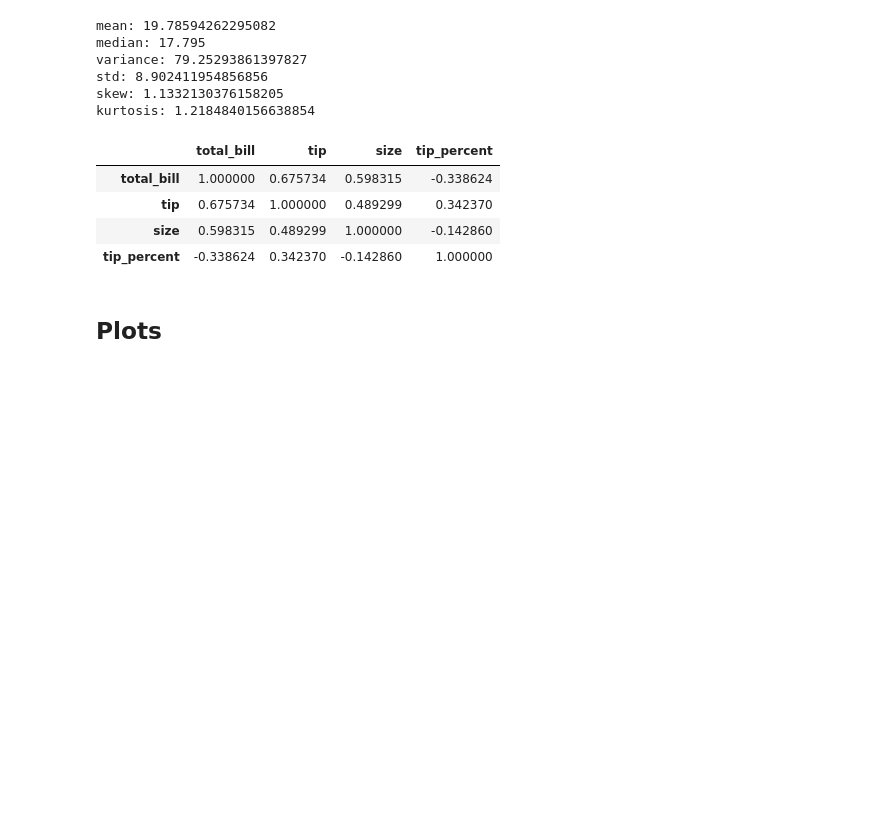
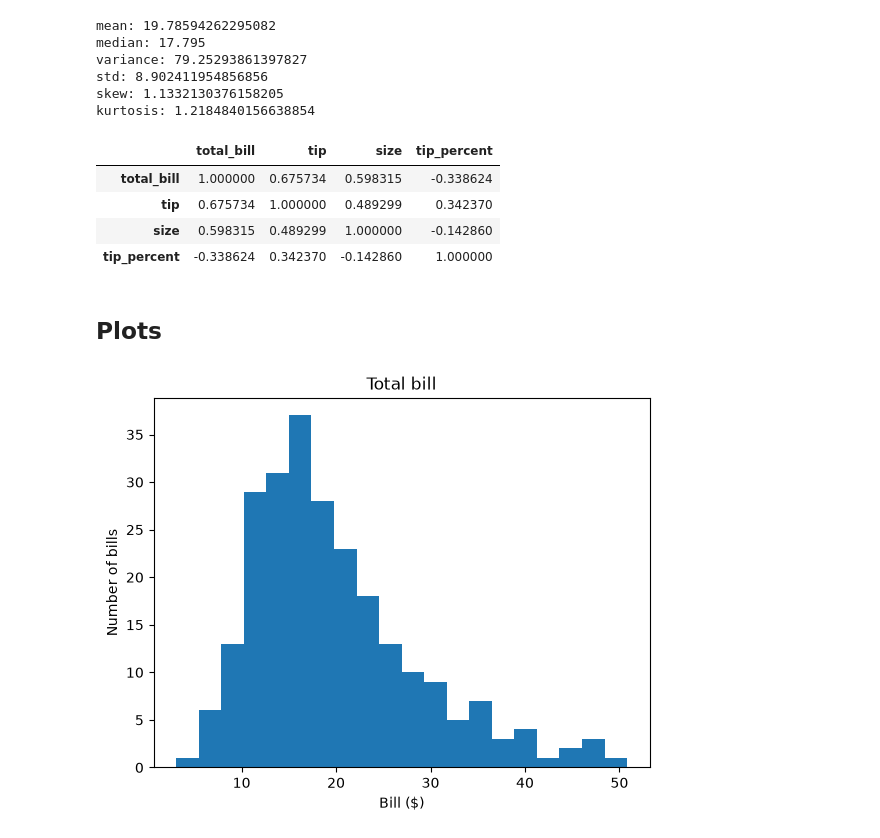
Before and after one commit to sheidashahreki/Data_Analysis_Tasks, a Jupyter notebook: Tips_Analysis.ipynb, the cells around one changed output. Saved outputs shown, nothing was run; the diff lists cells and outputs as text; code cells hidden in the pictures; blank space fills up the shorter version.

```diff
--- a/Tips_Analysis.ipynb
+++ b/Tips_Analysis.ipynb
@@ -205 +208,9 @@ fig.show()
+# %%
+plt.hist(df["total_bill"], bins=20)
+plt.title("Total bill")
+plt.xlabel("Bill ($)")
+plt.ylabel("Number of bills")
+plt.show()
+# %% [output]
+[figure, added]
 # %%
```
Also changed, not shown: parts of 15 cells of this notebook.
